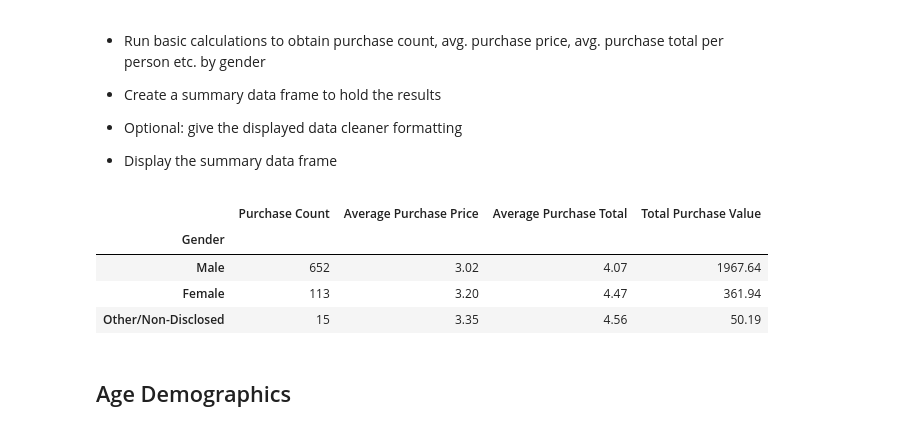
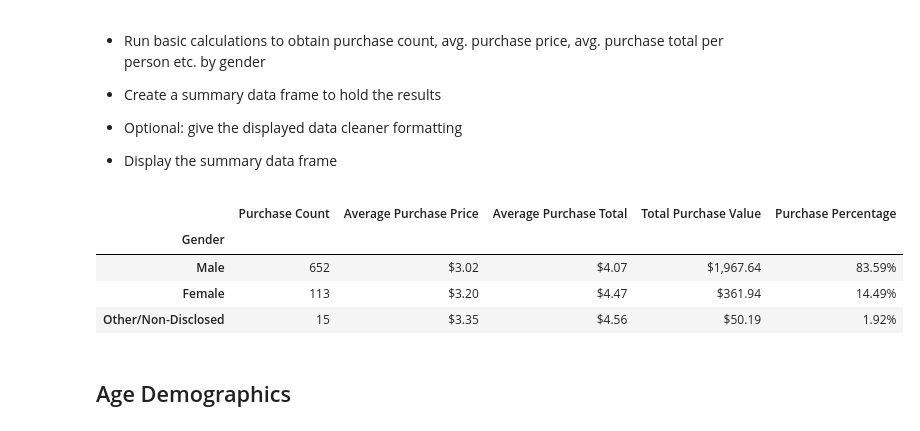
Before and after one commit to kldudzinsky/pandas-challenge, a Jupyter notebook: HeroesOfPymoli/HeroesOfPymoli Final Report.ipynb, the cells around one changed output. Saved outputs shown, nothing was run; the diff lists cells and outputs as text; code cells hidden in the pictures.

```diff
--- a/HeroesOfPymoli/HeroesOfPymoli_starter.ipynb
+++ b/HeroesOfPymoli/HeroesOfPymoli Final Report.ipynb
@@ -132,34 +141,42 @@ gender_summary.set_index(["Gender"])
 # %%
 # purchase count by gender
 fpurchase_count=(purchase_data['Gender'].tolist().count('Female'))
 mpurchase_count=(purchase_data['Gender'].tolist().count('Male'))
 opurchase_count=len(purchase_data)-(fpurchase_count+mpurchase_count)
 
 #avg purchase price: use groupby gender to find mean of "price"
 avg_purchase_price=(purchase_data.groupby(by='Gender')['Price'].mean()).round(2)
 
 #avg purchase total per person per gender
 total_purchase=pd.DataFrame(purchase_data.groupby(by="Gender")['Price'].sum())
 favg_purchase =(((total_purchase.loc["Female","Price"])/female_count))
 mavg_purchase=(((total_purchase.loc["Male","Price"])/male_count))
 oavg_purchase=((total_purchase.loc["Other / Non-Disclosed","Price"])/other_count)
 
+#purchase percentage by gender
+
+
 #summary table columns: purchase count, Average purchase price, average purchase total
 summary_table = {"Gender":["Male","Female","Other/Non-Disclosed"],
                "Purchase Count":[mpurchase_count, fpurchase_count, opurchase_count],
                 "Average Purchase Price":[avg_purchase_price.loc["Male"], avg_purchase_price.loc["Female"],avg_purchase_price.loc["Other / Non-Disclosed"]],
                 "Average Purchase Total": [mavg_purchase,favg_purchase, oavg_purchase],
-                "Total Purchase Value": [total_purchase.loc["Male","Price"], total_purchase.loc["Female","Price"], total_purchase.loc["Other / Non-Disclosed","Price"]]}
+                "Total Purchase Value": [total_purchase.loc["Male","Price"], total_purchase.loc["Female","Price"], total_purchase.loc["Other / Non-Disclosed","Price"]],
+                "Purchase Percentage": [(mpurchase_count/len(purchase_data)*100), (fpurchase_count/len(purchase_data)*100), (opurchase_count/len(purchase_data)*100)]}
 summary=pd.DataFrame(summary_table)
-summary.round(2)
-summary_index=summary.set_index(["Gender"])
-summary_index.round(2)
+#clean up
+summary_gender=summary.set_index(["Gender"])
+summary_gender["Average Purchase Price"]=summary_gender["Average Purchase Price"].apply('${:.2f}'.format)
+summary_gender["Average Purchase Total"]=summary_gender["Average Purchase Total"].apply('${:.2f}'.format)
+summary_gender["Total Purchase Value"]=summary_gender["Total Purchase Value"].apply('${:,.2f}'.format)
+summary_gender["Purchase Percentage"]=summary_gender["Purchase Percentage"].apply('{:.2f}%'.format)
+summary_gender
 # %% [output]
-|  | Purchase Count | Average Purchase Price | Average Purchase Total | Total Purchase Value |
-| Gender |  |  |  |  |
-| Male | 652 | 3.02 | 4.07 | 1967.64 |
-| Female | 113 | 3.20 | 4.47 | 361.94 |
-| Other/Non-Disclosed | 15 | 3.35 | 4.56 | 50.19 |
+|  | Purchase Count | Average Purchase Price | Average Purchase Total | Total Purchase Value | Purchase Percentage |
+| Gender |  |  |  |  |  |
+| Male | 652 | $3.02 | $4.07 | $1,967.64 | 83.59% |
+| Female | 113 | $3.20 | $4.47 | $361.94 | 14.49% |
+| Other/Non-Disclosed | 15 | $3.35 | $4.56 | $50.19 | 1.92% |
 # %% [markdown]
 ## Age Demographics
 # %% [markdown]
```
Also changed, not shown: parts of 8 cells of this notebook.
